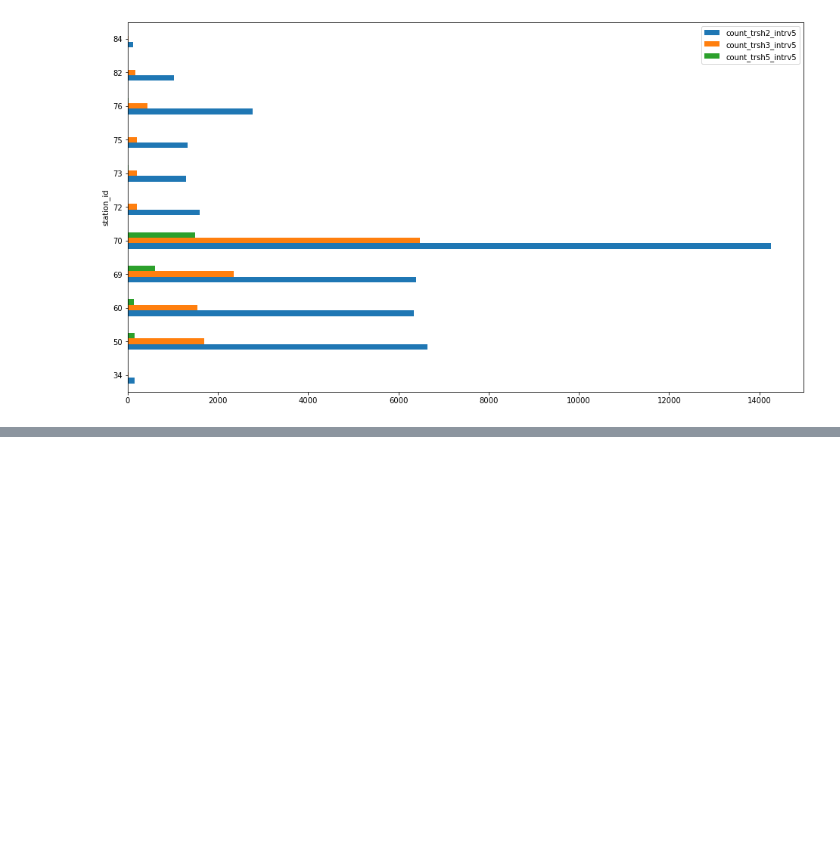
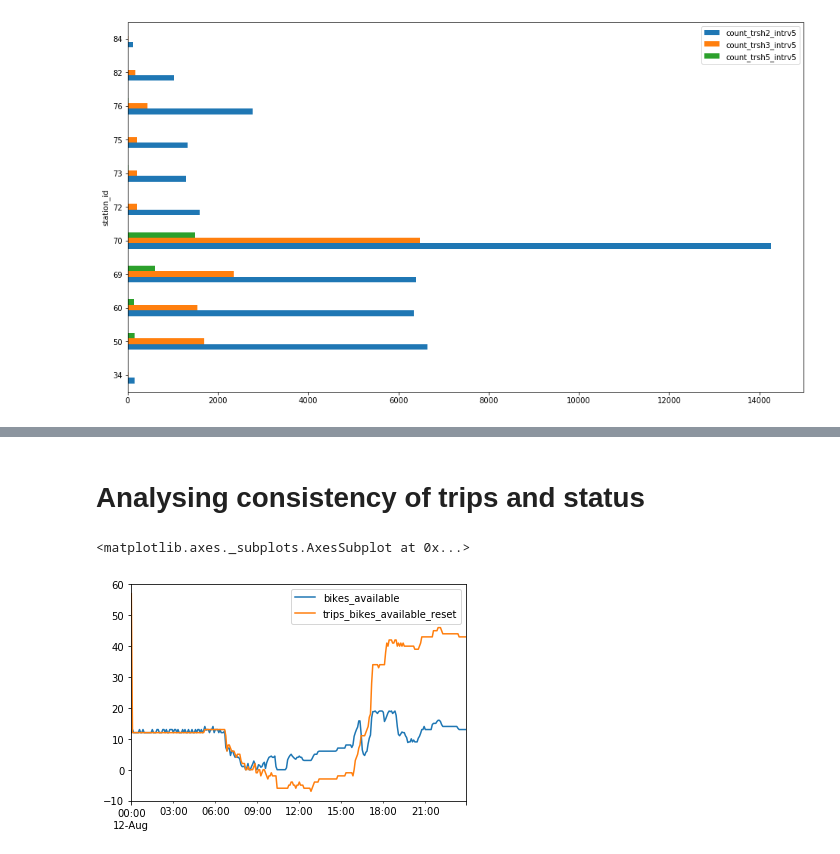
Before and after one commit to LorenzoOttino/Spatio-temporal-data-analysis, a Jupyter notebook: SFbay bike sharing/Preliminary analysis/Exploration_trip.ipynb, the cells around one changed output, grey strips where cells are left out. Saved outputs shown, nothing was run; the diff lists cells and outputs as text; code cells hidden in the pictures; blank space fills up the shorter version.

Commit message:
Update analysis and add pattern extraction

```diff
--- a/SFbay bike sharing/Preliminary analysis/Exploration_trip.ipynb
+++ b/SFbay bike sharing/Preliminary analysis/Exploration_trip.ipynb
@@ -13,9 +14,12 @@ https://github.com/matplotlib/matplotlib/blob/v3.1.2/matplotlibrc.template
 or from the matplotlib source distribution
 # %%
 trips_df = pd.read_csv("../../Data/trip.csv", parse_dates=['start_date', 'end_date'])
-weighted_trips_df = pd.read_csv("../../Data/trip_graph.csv")
-stations_df = pd.read_csv("../../Data/station.csv")
-degrees_df = pd.read_csv("../../Data/degrees.csv")
+#weighted_trips_df = pd.read_csv("../../Data/trip_graph.csv")
+#stations_df = pd.read_csv("../../Data/station.csv")
+#degrees_df = pd.read_csv("../../Data/degrees.csv")
+
+status_df = pd.read_csv("../../Data/filtered_status.csv", parse_dates=['time'])
+status_df = status_df.set_index('time')
 
 #normalizing position for better visualizations
-stations_df[['lat_n', 'long_n']] = (stations_df[['lat', 'long']]-stations_df[['lat', 'long']].min())/(stations_df[['lat', 'long']].max()-stations_df[['lat', 'long']].min())
+#stations_df[['lat_n', 'long_n']] = (stations_df[['lat', 'long']]-stations_df[['lat', 'long']].min())/(stations_df[['lat', 'long']].max()-stations_df[['lat', 'long']].min())
@@ -391,0 +466,2 @@ t1[t1.start_date.dt.date == datetime.datetime(2013, 10, 24).date()]
+# %% [markdown]
+# Analysing consistency of trips and status
@@ -391,0 +520,5 @@ t1[t1.start_date.dt.date == datetime.datetime(2013, 10, 24).date()]
+# %%
+both_status_df[['bikes_available', 'trips_bikes_available_reset']].loc['2015-08-12'].plot()
+# %% [output]
+<matplotlib.axes._subplots.AxesSubplot at 0x...>
+[figure, added]
```
Also changed, not shown: parts of 13 cells of this notebook, 5 other files.
